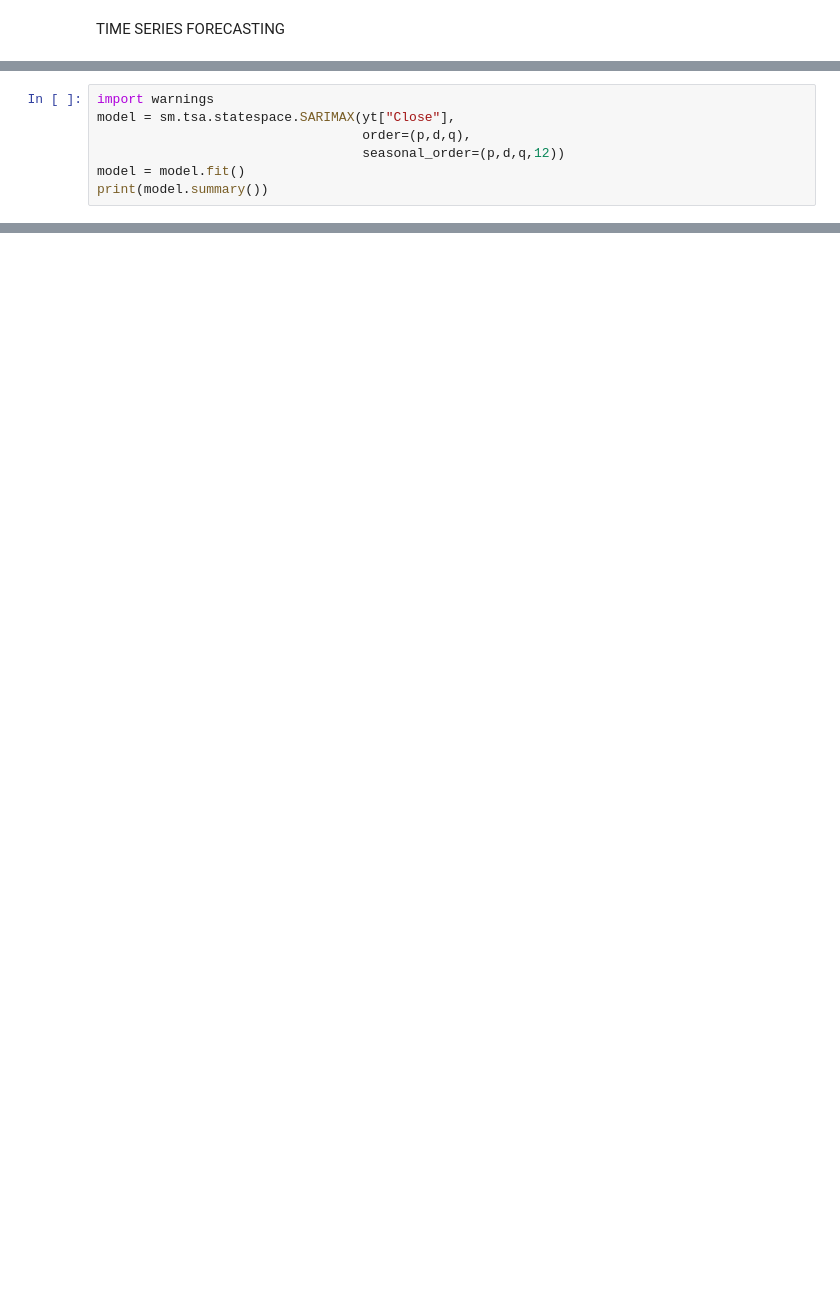
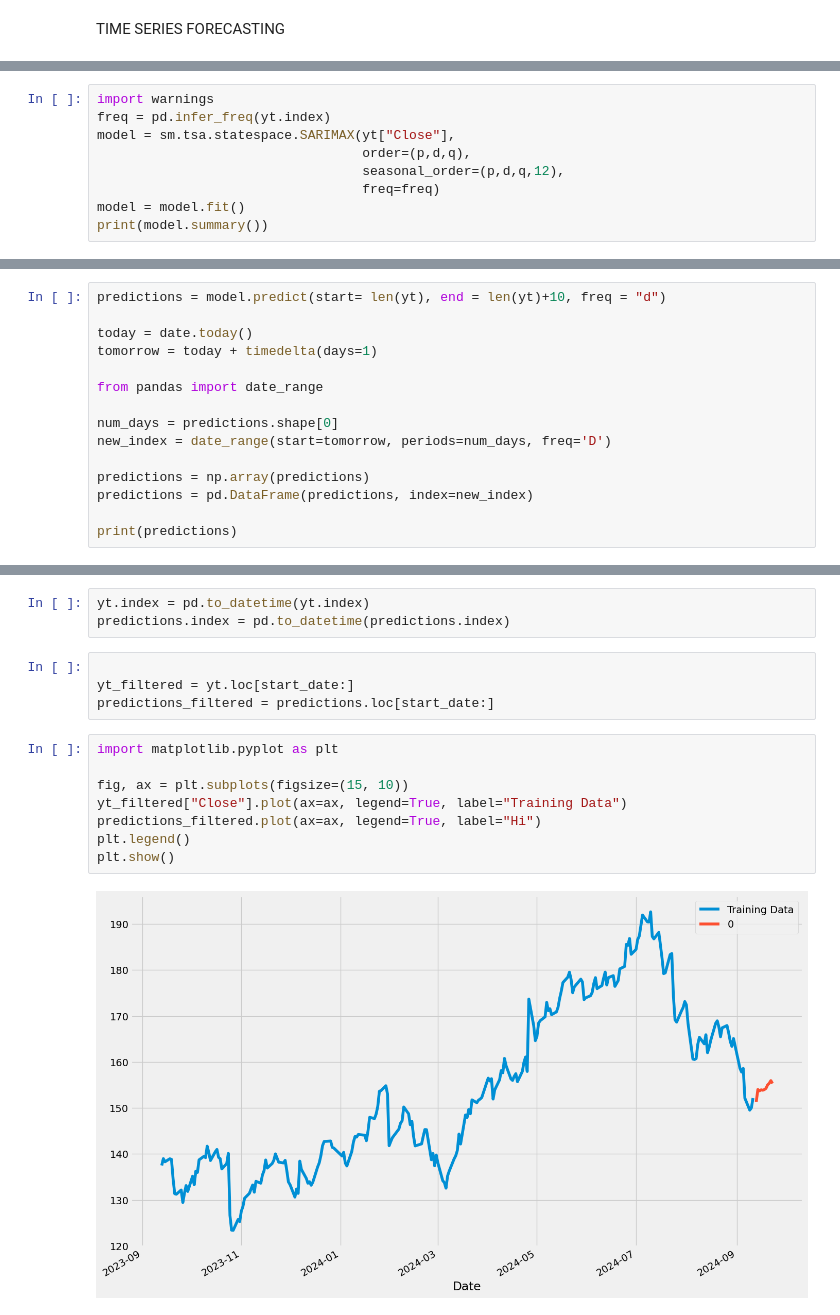
Before and after one commit to linaresf/FLBprojects.github.io, a Jupyter notebook: time_series_forecast.ipynb, the cells around one changed output, grey strips where cells are left out. Cells and saved outputs as stored; diff of their text form; blank space fills up the shorter version.

```diff
--- a/time_series_forecast.ipynb
+++ b/time_series_forecast.ipynb
@@ -129,8 +132,10 @@ Name: predicted_mean, Length: 250, dtype: float64
 # %%
 import warnings
+freq = pd.infer_freq(yt.index)
 model = sm.tsa.statespace.SARIMAX(yt["Close"],
                                   order=(p,d,q),
-                                  seasonal_order=(p,d,q,12))
+                                  seasonal_order=(p,d,q,12),
+                                  freq=freq)
 model = model.fit()
 print(model.summary())
 # %% [output]
@@ -175,0 +159,15 @@ predictions.plot(legend=True, label = "Predictions")
+# %%
+predictions = model.predict(start= len(yt), end = len(yt)+10, freq = "d")
+
+today = date.today()
+tomorrow = today + timedelta(days=1)
+
+from pandas import date_range
+
+num_days = predictions.shape[0]
+new_index = date_range(start=tomorrow, periods=num_days, freq='D')
+
+predictions = np.array(predictions)
+predictions = pd.DataFrame(predictions, index=new_index)
+
+print(predictions)
@@ -175,0 +187,17 @@ predictions.plot(legend=True, label = "Predictions")
+# %%
+yt.index = pd.to_datetime(yt.index)
+predictions.index = pd.to_datetime(predictions.index)
+# %%
+
+yt_filtered = yt.loc[start_date:]
+predictions_filtered = predictions.loc[start_date:]
+# %%
+import matplotlib.pyplot as plt
+
+fig, ax = plt.subplots(figsize=(15, 10))
+yt_filtered["Close"].plot(ax=ax, legend=True, label="Training Data")
+predictions_filtered.plot(ax=ax, legend=True, label="Hi")
+plt.legend()
+plt.show()
+# %% [output]
+[figure, added]
```
Also changed, not shown: parts of 13 cells of this notebook.
